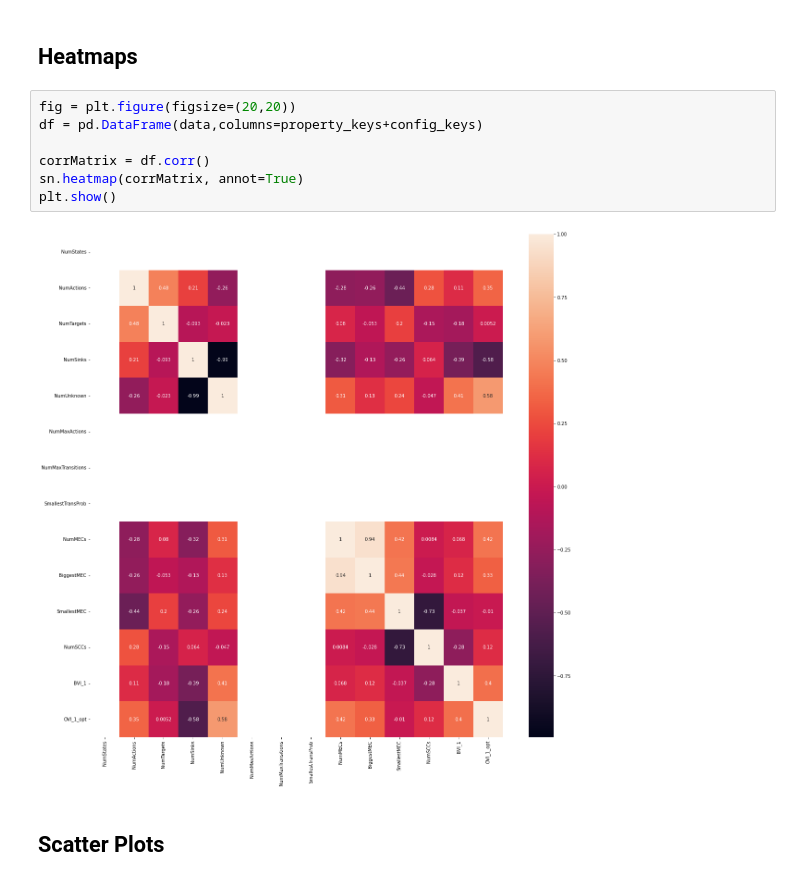
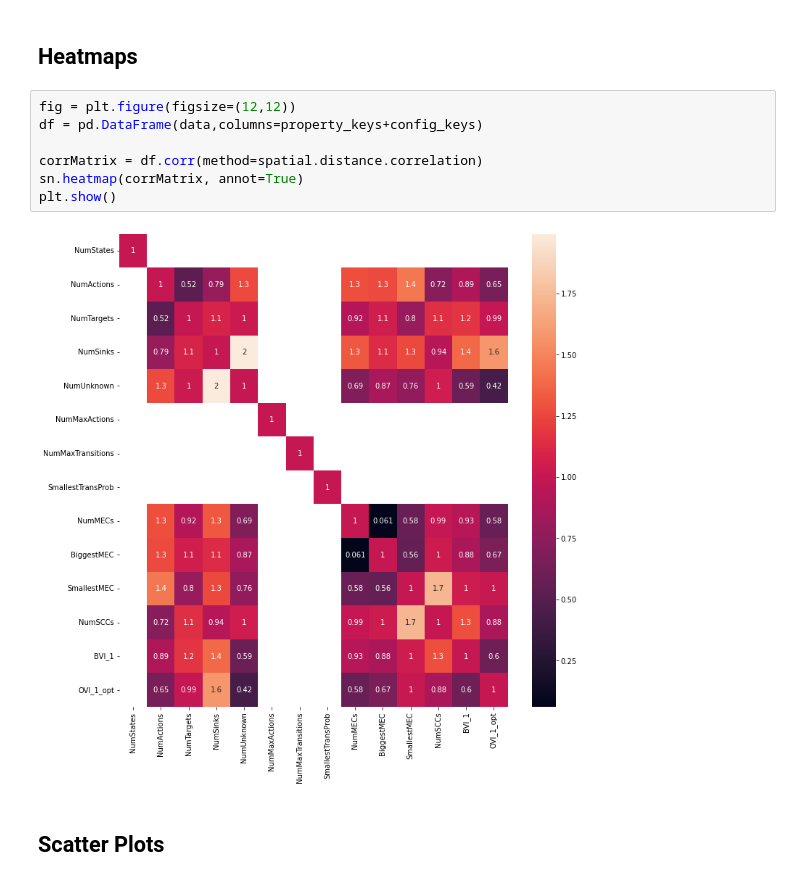
Before and after one commit to ga67vib/Algorithms-For-Stochastic-Games, a Jupyter notebook: visualizations/visualizations.ipynb, the cells around one changed output. Saved outputs shown, nothing was run; the diff lists cells and outputs as text.

```diff
--- a/visualizations/visualizations.ipynb
+++ b/visualizations/visualizations.ipynb
@@ -145,14 +147,14 @@ for i in range(len(table_times)):
 # %% [markdown]
 ## Heatmaps
 # %%
-fig = plt.figure(figsize=(20,20))
+fig = plt.figure(figsize=(12,12))
 df = pd.DataFrame(data,columns=property_keys+config_keys)
 
-corrMatrix = df.corr()
+corrMatrix = df.corr(method=spatial.distance.correlation)
 sn.heatmap(corrMatrix, annot=True)
 plt.show()
 # %% [output]
-[figure, old version]
+[figure, new version]
 # %% [markdown]
 ## Scatter Plots
 # %%
```
Also changed, not shown: parts of 1 cell of this notebook, 58 other files.
